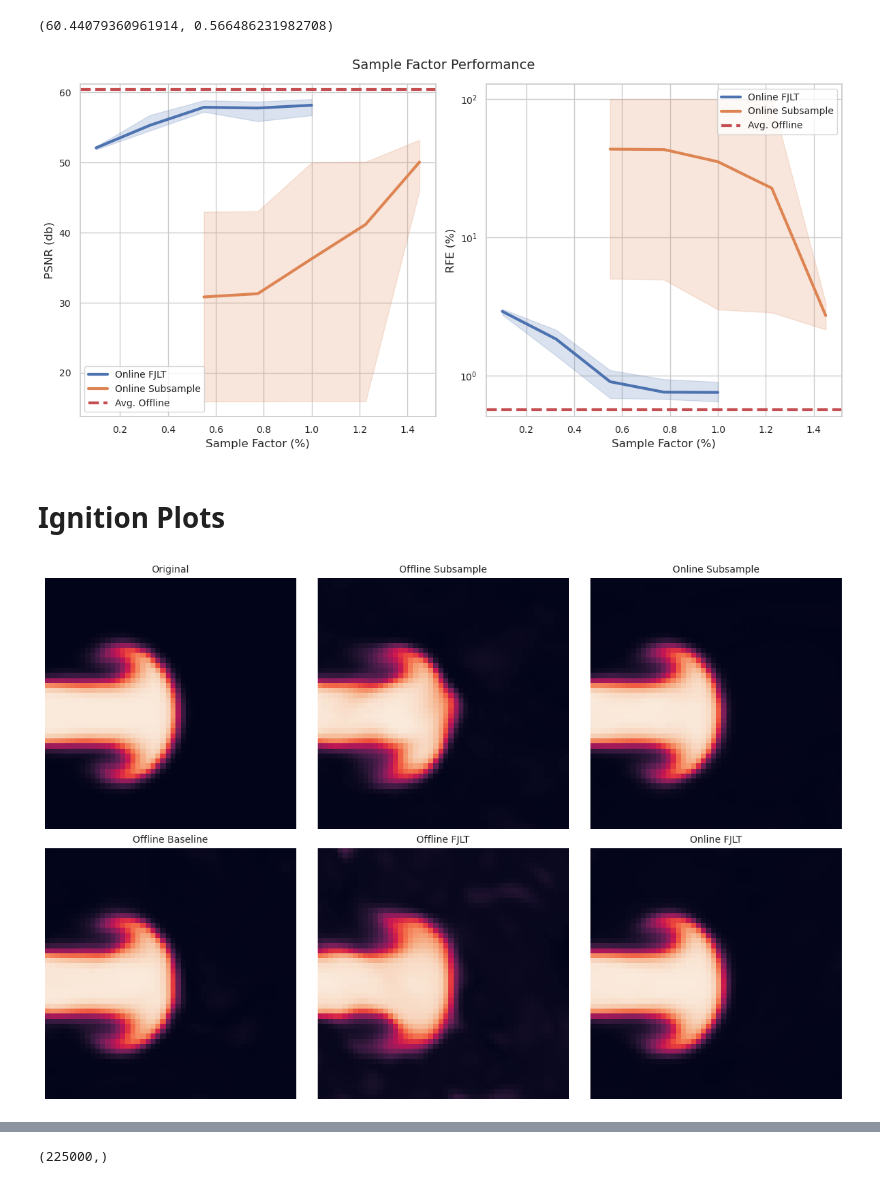
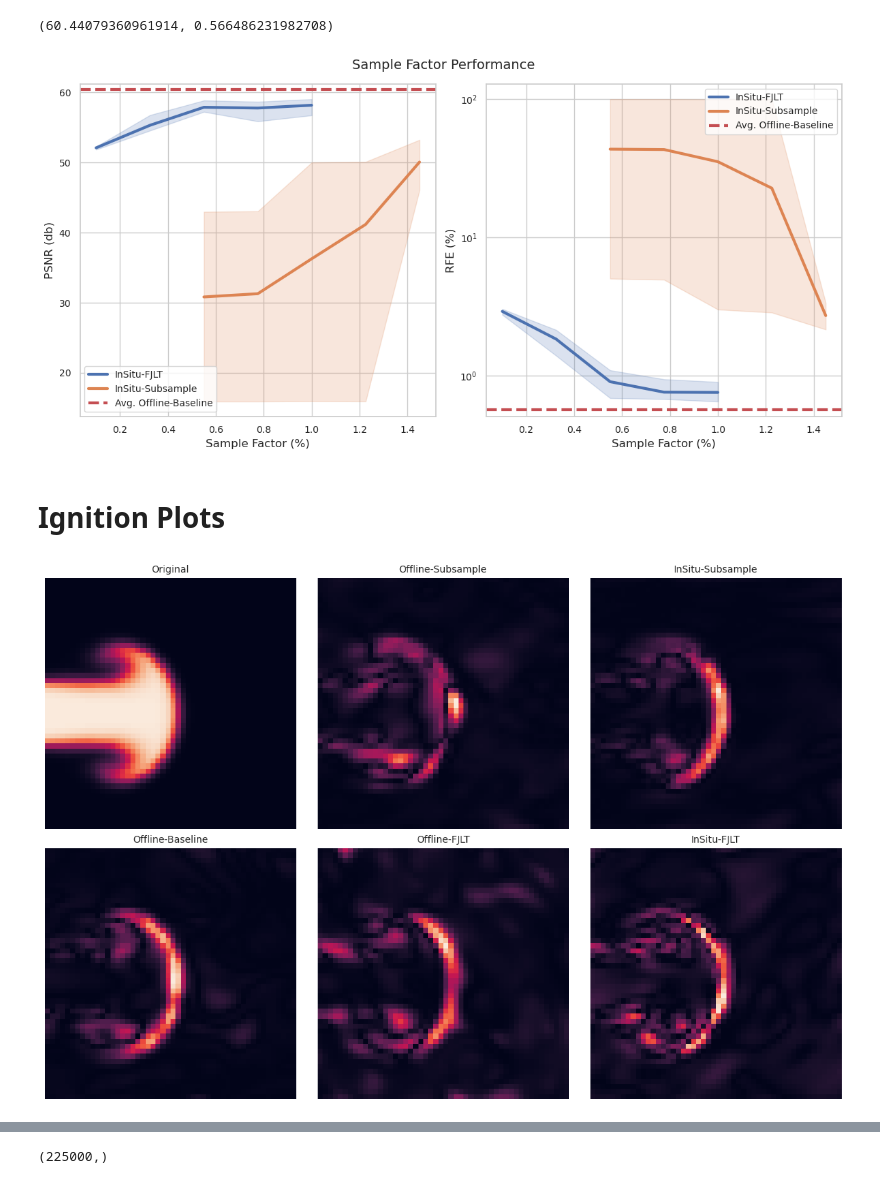
Before and after one commit to RS-Coop/Implicit-Neural-Compression, a Jupyter notebook: Paper Results.ipynb, the cells around one changed output, grey strips where cells are left out. Saved outputs shown, nothing was run; the diff lists cells and outputs as text; code cells hidden in the pictures.

```diff
--- a/Paper Results.ipynb
+++ b/Paper Results.ipynb
@@ -312,20 +340,20 @@ mean_PSNR, mean_RFE
 fig, ax = plt.subplots(1,2,figsize=(12,6))
 
 #fjlt
-sns.lineplot(data=df["fjlt"], x="Sample Factor", y="PSNR", ax=ax[0], errorbar=("pi", 100), label="Online FJLT", lw=lw)
+sns.lineplot(data=df["fjlt"], x="Sample Factor", y="PSNR", ax=ax[0], errorbar=("pi", 100), label="InSitu-FJLT", lw=lw)
 ax[0].set_xlabel("Sample Factor (%)")
 ax[0].set_ylabel("PSNR (db)")
 
-sns.lineplot(data=df["fjlt"], x="Sample Factor", y="RFE", ax=ax[1], errorbar=("pi", 100), label="Online FJLT", lw=lw)
+sns.lineplot(data=df["fjlt"], x="Sample Factor", y="RFE", ax=ax[1], errorbar=("pi", 100), label="InSitu-FJLT", lw=lw)
 ax[1].set_xlabel("Sample Factor (%)")
 ax[1].set_ylabel("RFE (%)")
 
 #subsample
-sns.lineplot(data=df["subsample"], x="Sample Factor", y="PSNR", ax=ax[0], errorbar=("pi", 100), label="Online Subsample", lw=lw)
+sns.lineplot(data=df["subsample"], x="Sample Factor", y="PSNR", ax=ax[0], errorbar=("pi", 100), label="InSitu-Subsample", lw=lw)
 ax[0].set_xlabel("Sample Factor (%)")
 ax[0].set_ylabel("PSNR (db)")
 
-sns.lineplot(data=df["subsample"], x="Sample Factor", y="RFE", ax=ax[1], errorbar=("pi", 100), label="Online Subsample", lw=lw)
+sns.lineplot(data=df["subsample"], x="Sample Factor", y="RFE", ax=ax[1], errorbar=("pi", 100), label="InSitu-Subsample", lw=lw)
 ax[1].set_xlabel("Sample Factor (%)")
 ax[1].set_ylabel("RFE (%)")
 
@@ -333,8 +361,8 @@ ax[1].set_ylabel("RFE (%)")
 ax[1].set(yscale="log")
 
 #offline
-ax[0].axhline(mean_PSNR, c="r", ls="--", label="Avg. Offline", lw=lw)
-ax[1].axhline(mean_RFE, c="r", ls="--", label="Avg. Offline", lw=lw)
+ax[0].axhline(mean_PSNR, c="r", ls="--", label="Avg. Offline-Baseline", lw=lw)
+ax[1].axhline(mean_RFE, c="r", ls="--", label="Avg. Offline-Baseline", lw=lw)
 
 ax[0].legend()
 ax[1].legend()
@@ -343,7 +371,7 @@ fig.suptitle("Sample Factor Performance")
 
 fig.tight_layout()
 # %% [output]
-[figure, old version]
+[figure, new version]
 # %%
 fig.savefig("misc/figures/sample-factor-performance.pdf", bbox_inches="tight")
 # %% [markdown]
@@ -361,28 +389,33 @@ r_fjlt = np.load("lightning_logs/ignition/hnet_online_fjlt/version_3/reconstruct
 # %%
 fig, axs = plt.subplots(2,3,figsize=(12,8))
 
 axs[0,0].imshow(raw)
 axs[0,0].set_title("Original")
 
-axs[1,0].imshow(r_baseline)
-axs[1,0].set_title("Offline Baseline")
+# axs[1,0].imshow(r_baseline)
+axs[1,0].imshow(abs(raw-r_baseline))
+axs[1,0].set_title("Offline-Baseline")
 
-axs[0,1].imshow(r_off_sub)
-axs[0,1].set_title("Offline Subsample")
+# axs[0,1].imshow(r_off_sub)
+axs[0,1].imshow(abs(raw-r_off_sub))
+axs[0,1].set_title("Offline-Subsample")
 
-axs[1,1].imshow(r_off_fjlt)
-axs[1,1].set_title("Offline FJLT")
+# axs[1,1].imshow(r_off_fjlt)
+axs[1,1].imshow(abs(raw-r_off_fjlt))
+axs[1,1].set_title("Offline-FJLT")
 
-axs[0,2].imshow(r_sub)
-axs[0,2].set_title("Online Subsample")
+# axs[0,2].imshow(r_sub)
+axs[0,2].imshow(abs(raw-r_sub))
+axs[0,2].set_title("InSitu-Subsample")
 
-axs[1,2].imshow(r_fjlt)
-axs[1,2].set_title("Online FJLT")
+# axs[1,2].imshow(r_fjlt)
+axs[1,2].imshow(abs(raw-r_fjlt))
+axs[1,2].set_title("InSitu-FJLT")
 
 for ax in np.ravel(axs):
     ax.grid(False)
     ax.axis(False)
 
 fig.tight_layout()
 # %% [output]
-[figure, old version]
+[figure, new version]
```
Also changed, not shown: parts of 10 cells of this notebook, 3 other files.
